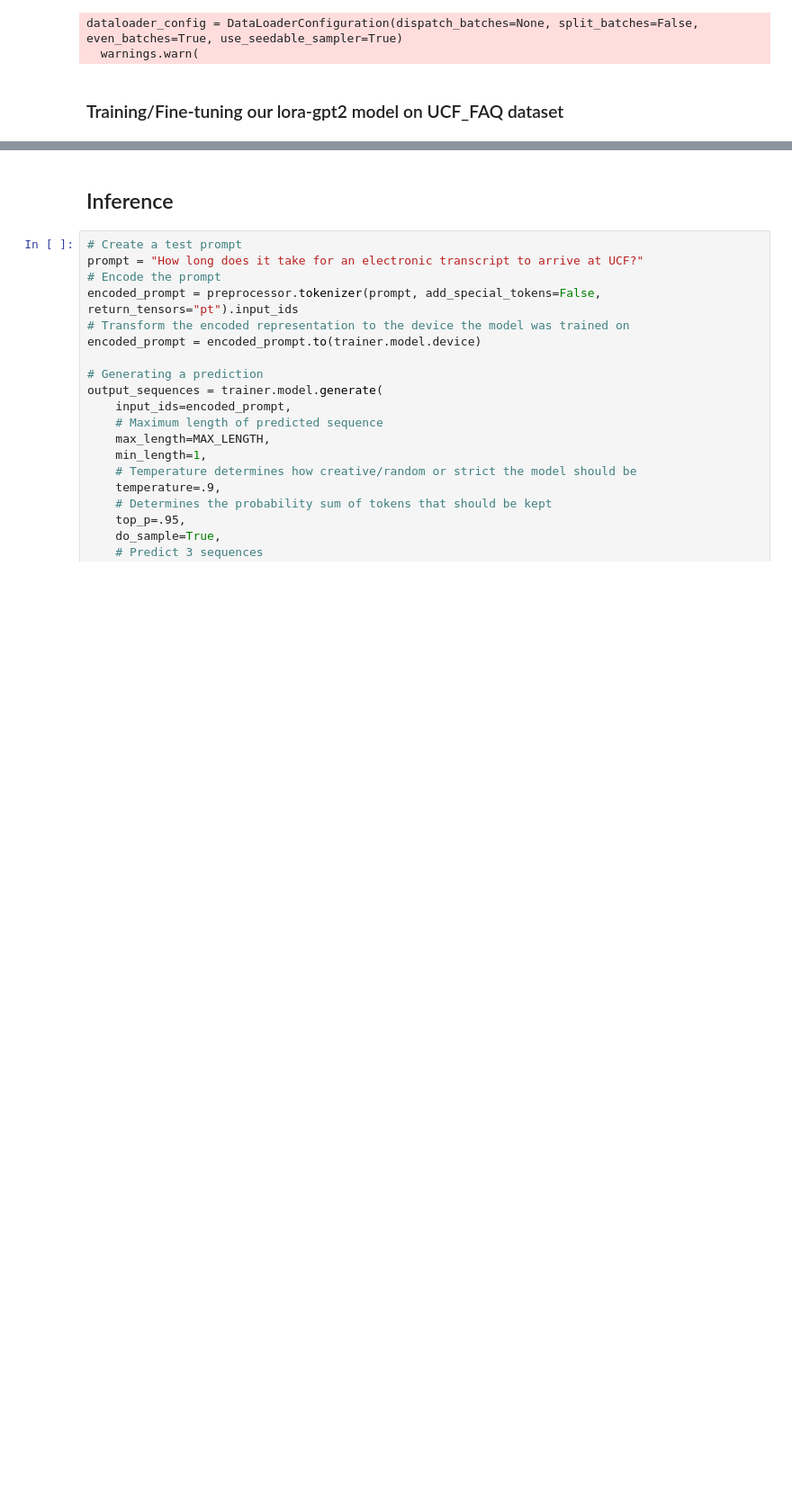
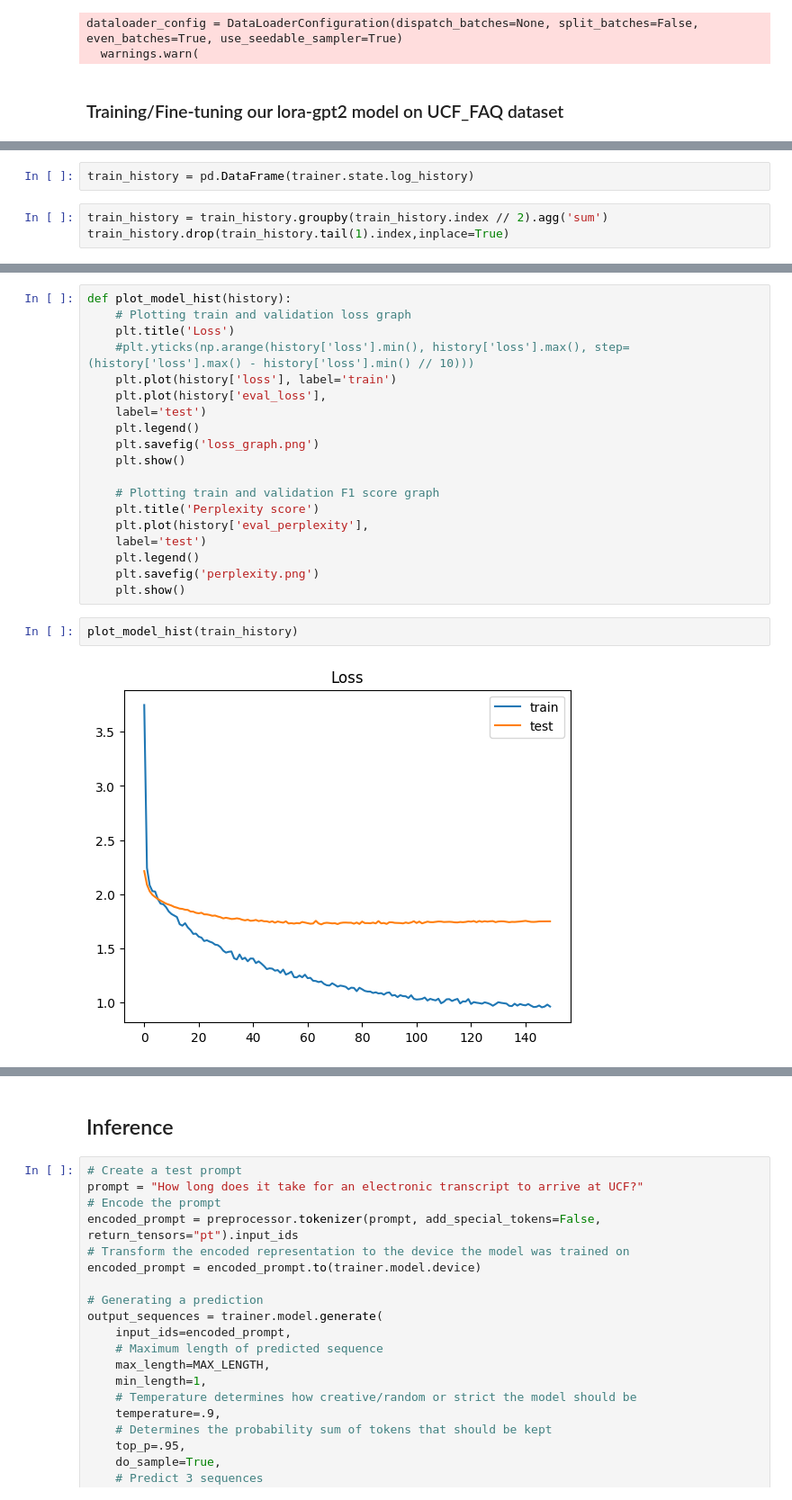
Before and after one commit to nikhilmsreedhar/CAP-6640-Projects, a Jupyter notebook: project-2/chatbot-gpt2-lora.ipynb, the cells around one changed output, grey strips where cells are left out. Shown at 90% size. Cells and saved outputs as stored; diff of their text form; blank space fills up the shorter version.

```diff
--- a/project-2/chatbot-gpt2-lora.ipynb
+++ b/project-2/chatbot-gpt2-lora.ipynb
@@ -260,0 +278,5 @@ TrainOutput(global_step=1500, training_loss=0.8095712788899739, metrics={'train_
+# %%
+train_history = pd.DataFrame(trainer.state.log_history)
+# %%
+train_history = train_history.groupby(train_history.index // 2).agg('sum')
+train_history.drop(train_history.tail(1).index,inplace=True)
@@ -260,0 +299,23 @@ TrainOutput(global_step=1500, training_loss=0.8095712788899739, metrics={'train_
+# %%
+def plot_model_hist(history):
+    # Plotting train and validation loss graph
+    plt.title('Loss')
+    #plt.yticks(np.arange(history['loss'].min(), history['loss'].max(), step=(history['loss'].max() - history['loss'].min() // 10)))
+    plt.plot(history['loss'], label='train')
+    plt.plot(history['eval_loss'],
+    label='test')
+    plt.legend()
+    plt.savefig('loss_graph.png')
+    plt.show()
+
+    # Plotting train and validation F1 score graph
+    plt.title('Perplexity score')
+    plt.plot(history['eval_perplexity'],
+    label='test')
+    plt.legend()
+    plt.savefig('perplexity.png')
+    plt.show()
+# %%
+plot_model_hist(train_history)
+# %% [output]
+[figure, added]
```
Also changed, not shown: parts of 14 cells of this notebook.
